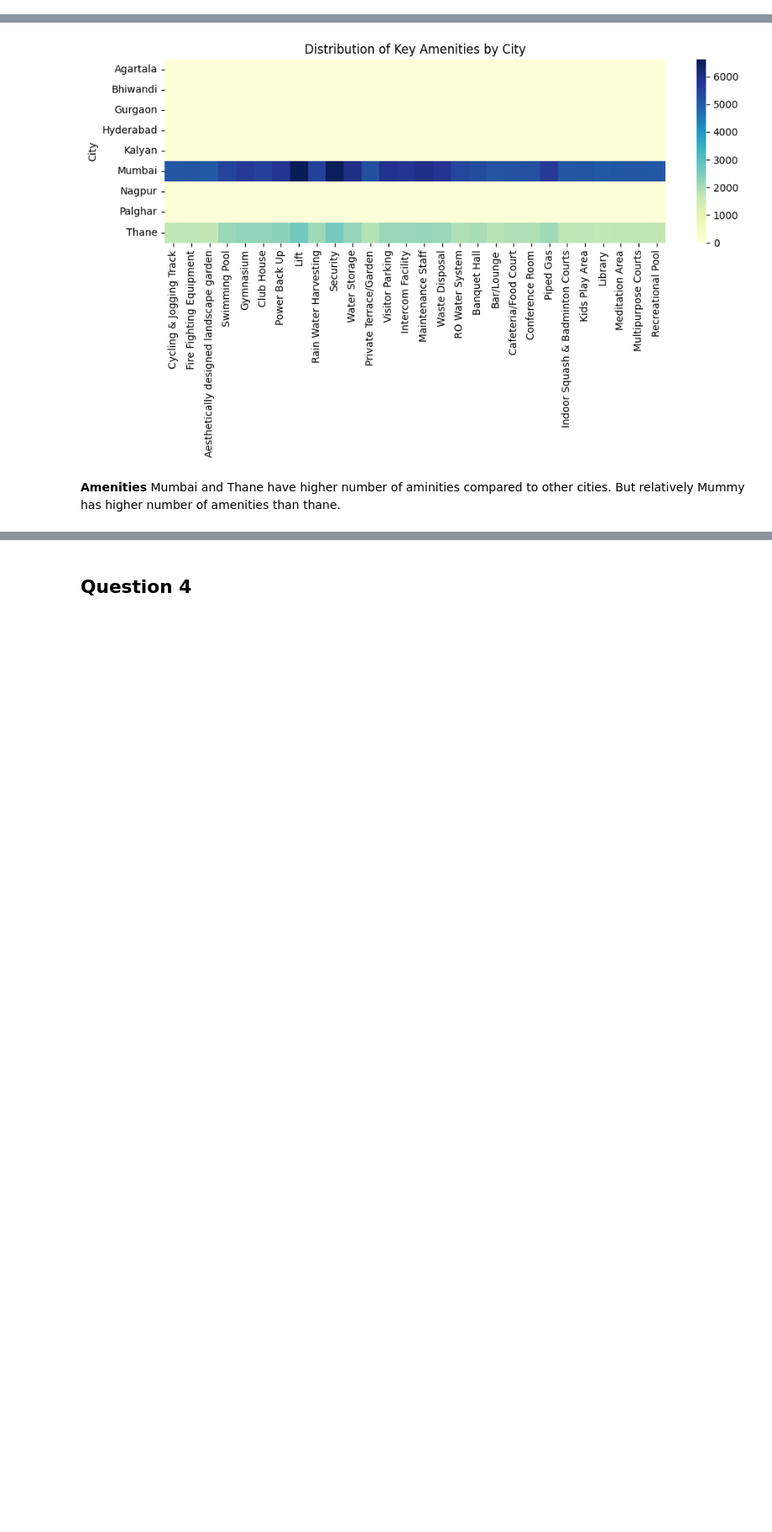
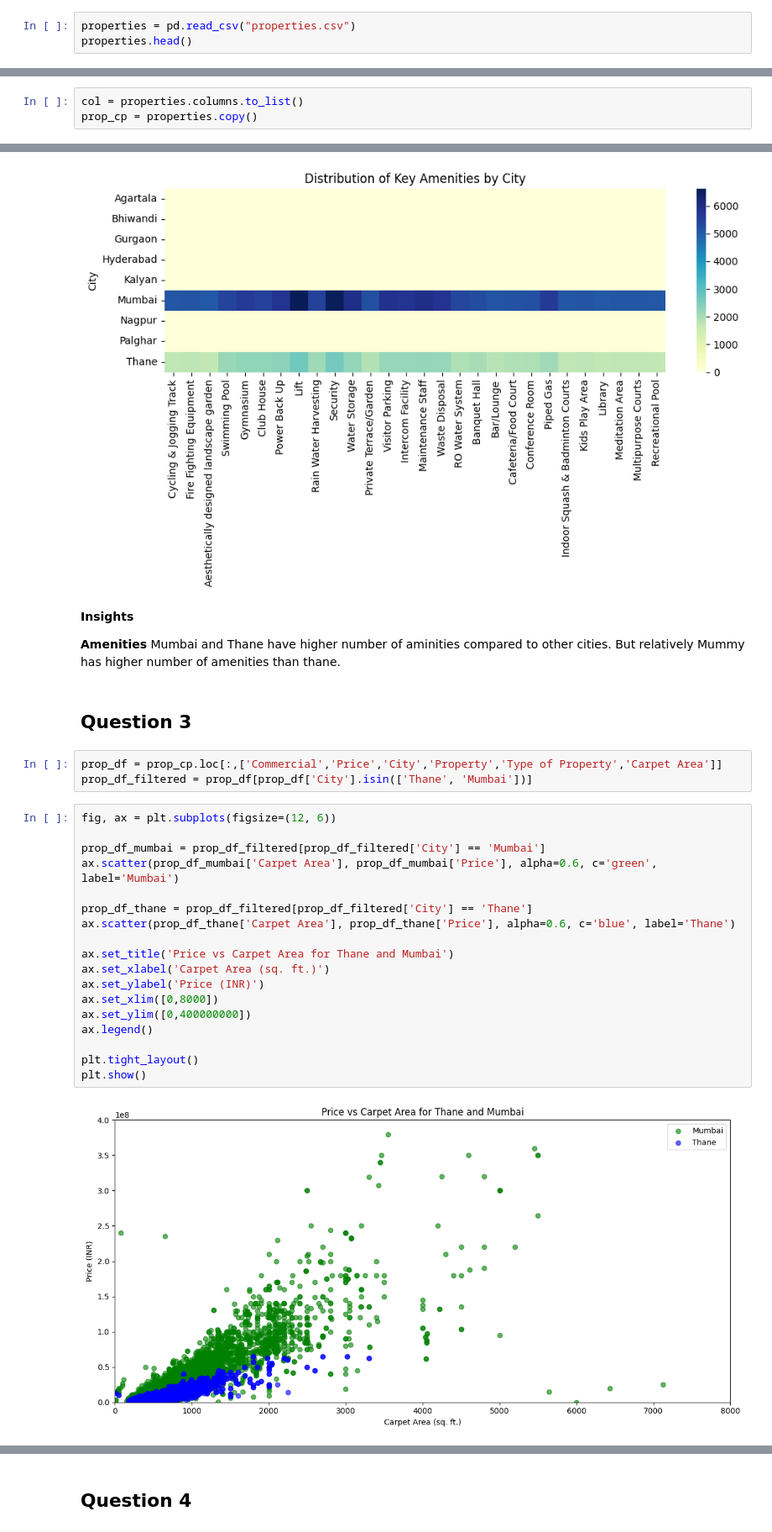
Before and after one commit to MdKhajaGhouse/DA-Assignment1, a Jupyter notebook: assignment1_41.ipynb, the cells around one changed output, grey strips where cells are left out. Shown at 84% size. Saved outputs shown, nothing was run; the diff lists cells and outputs as text; blank space fills up the shorter version.

```diff
--- a/assignment1_41.ipynb
+++ b/assignment1_41.ipynb
@@ -35,0 +10,3 @@ plt.show()
+# %%
+properties = pd.read_csv("properties.csv")
+properties.head()
@@ -35,0 +21,3 @@ plt.show()
+# %%
+col = properties.columns.to_list()
+prop_cp = properties.copy()
@@ -90,4 +147,31 @@ plt.show()
 # %% [output]
 [figure]
 # %% [markdown]
+**Insights**
+
 **Amenities** Mumbai and Thane have higher number of aminities compared to other cities. But relatively Mummy has higher number of amenities than thane.
+# %% [markdown]
+## Question 3
+# %%
+prop_df = prop_cp.loc[:,['Commercial','Price','City','Property','Type of Property','Carpet Area']]
+prop_df_filtered = prop_df[prop_df['City'].isin(['Thane', 'Mumbai'])]
+# %%
+fig, ax = plt.subplots(figsize=(12, 6))
+
+prop_df_mumbai = prop_df_filtered[prop_df_filtered['City'] == 'Mumbai']
+ax.scatter(prop_df_mumbai['Carpet Area'], prop_df_mumbai['Price'], alpha=0.6, c='green', label='Mumbai')
+
+prop_df_thane = prop_df_filtered[prop_df_filtered['City'] == 'Thane']
+ax.scatter(prop_df_thane['Carpet Area'], prop_df_thane['Price'], alpha=0.6, c='blue', label='Thane')
+
+ax.set_title('Price vs Carpet Area for Thane and Mumbai')
+ax.set_xlabel('Carpet Area (sq. ft.)')
+ax.set_ylabel('Price (INR)')
+ax.set_xlim([0,8000])
+ax.set_ylim([0,400000000])
+ax.legend()
+
+plt.tight_layout()
+plt.show()
+# %% [output]
+[figure, added]
```
Also changed, not shown: parts of 44 cells of this notebook.
